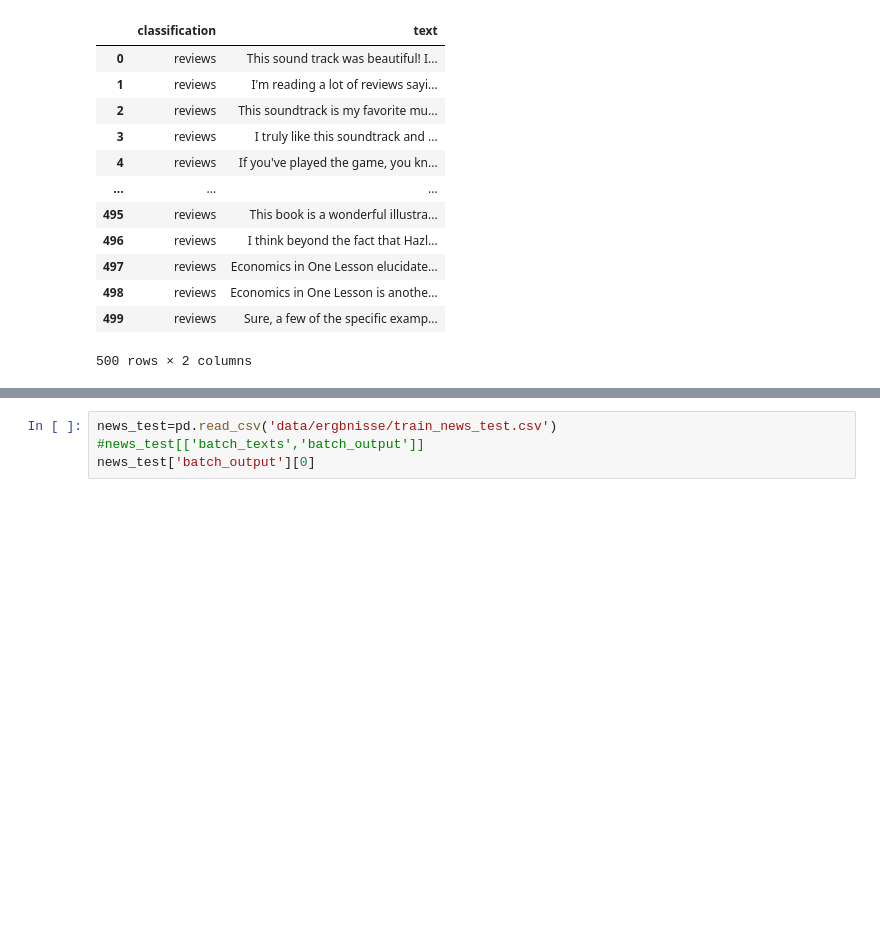
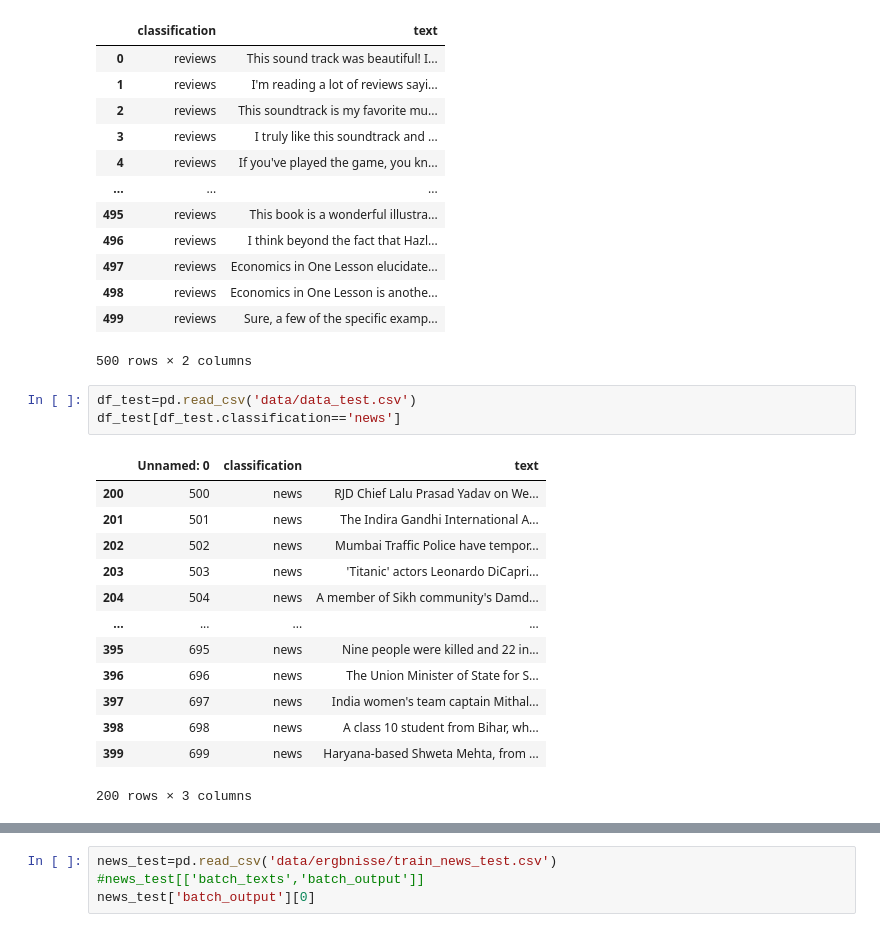
Before and after one commit to NICFRU/Projektrealisierung, a Jupyter notebook: colab.ipynb, the cells around one changed output, grey strips where cells are left out. Cells and saved outputs as stored; diff of their text form; blank space fills up the shorter version.

```diff
--- a/colab.ipynb
+++ b/colab.ipynb
@@ -402,4 +403,21 @@ df_training
 | 498 | reviews | Economics in One Lesson is anothe... |
 | 499 | reviews | Sure, a few of the specific examp... |
 500 rows × 2 columns
+# %%
+df_test=pd.read_csv('data/data_test.csv')
+df_test[df_test.classification=='news']
+# %% [output]
+|  | Unnamed: 0 | classification | text |
+| 200 | 500 | news | RJD Chief Lalu Prasad Yadav on We... |
+| 201 | 501 | news | The Indira Gandhi International A... |
+| 202 | 502 | news | Mumbai Traffic Police have tempor... |
+| 203 | 503 | news | 'Titanic' actors Leonardo DiCapri... |
+| 204 | 504 | news | A member of Sikh community's Damd... |
+| ... | ... | ... | ... |
+| 395 | 695 | news | Nine people were killed and 22 in... |
+| 396 | 696 | news | The Union Minister of State for S... |
+| 397 | 697 | news | India women's team captain Mithal... |
+| 398 | 698 | news | A class 10 student from Bihar, wh... |
+| 399 | 699 | news | Haryana-based Shweta Mehta, from ... |
+200 rows × 3 columns
 # %%
```
Also changed, not shown: parts of 3 cells of this notebook.
